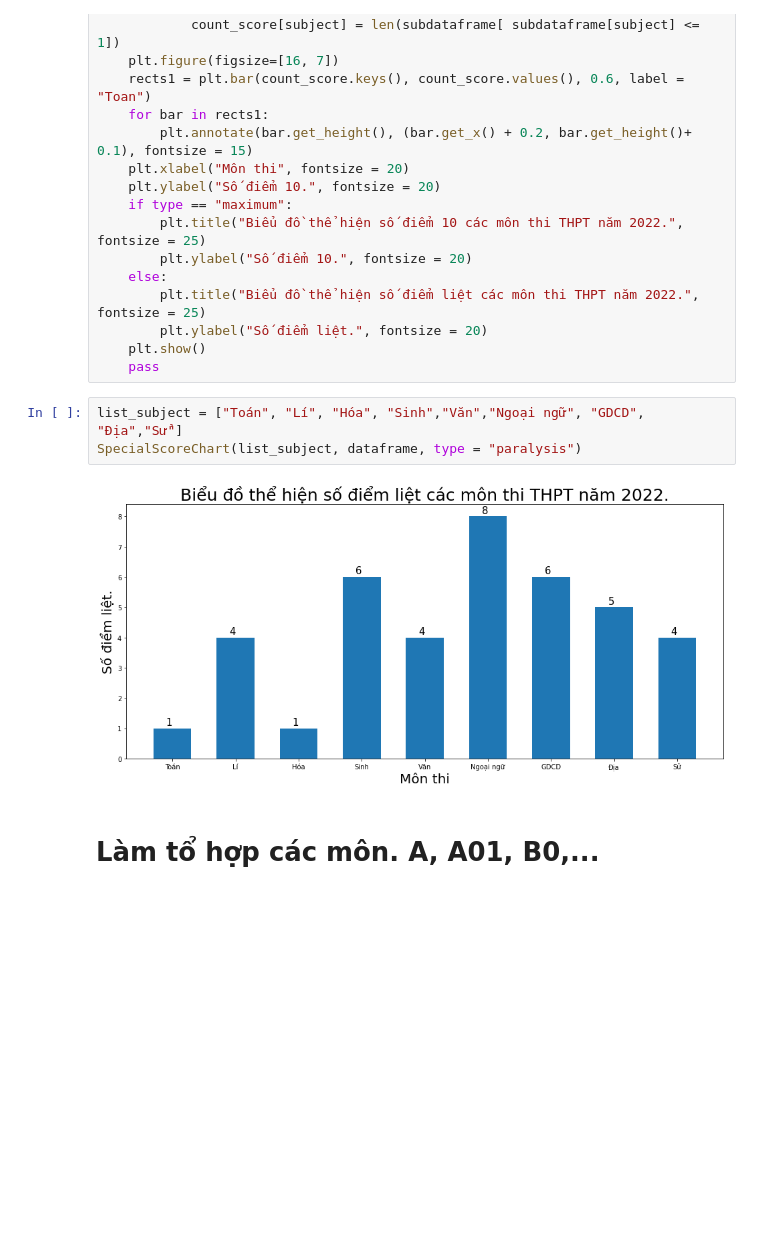
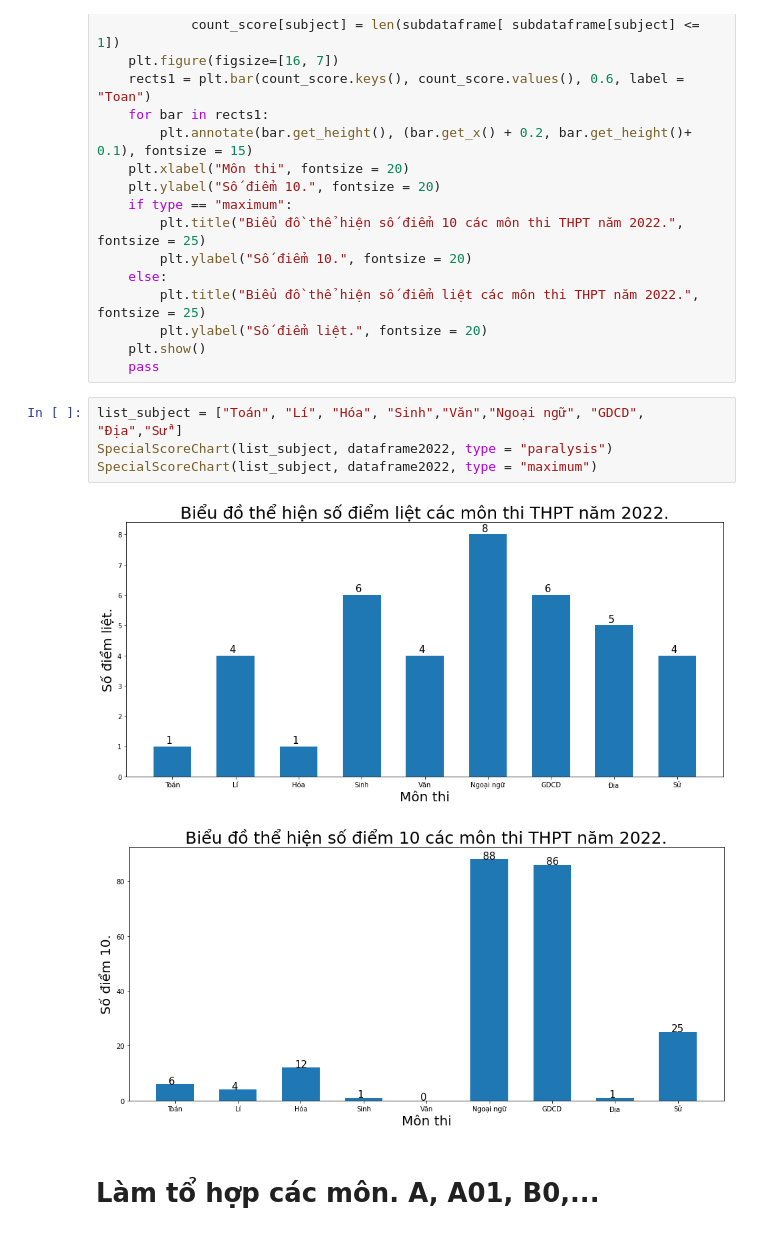
Before and after one commit to QuocBao02/Python-for-Data-Science---Final-Project, a Jupyter notebook: Report.ipynb, the cells around one changed output. Saved outputs shown, nothing was run; the diff lists cells and outputs as text; blank space fills up the shorter version.

```diff
--- a/Report.ipynb
+++ b/Report.ipynb
@@ -260,9 +277,11 @@ def SpecialScoreChart(list_subject, dataframe, type):
     pass
 # %%
 list_subject = ["Toán", "Lí", "Hóa", "Sinh","Văn","Ngoại ngữ", "GDCD", "Địa","Sử"]
-SpecialScoreChart(list_subject, dataframe, type = "paralysis")
+SpecialScoreChart(list_subject, dataframe2022, type = "paralysis")
+SpecialScoreChart(list_subject, dataframe2022, type = "maximum")
 # %% [output]
 [figure]
+[figure, added]
 # %% [markdown]
 # Làm tổ hợp các môn. A, A01, B0,...
 # %%
```
Also changed, not shown: parts of 11 cells of this notebook.
